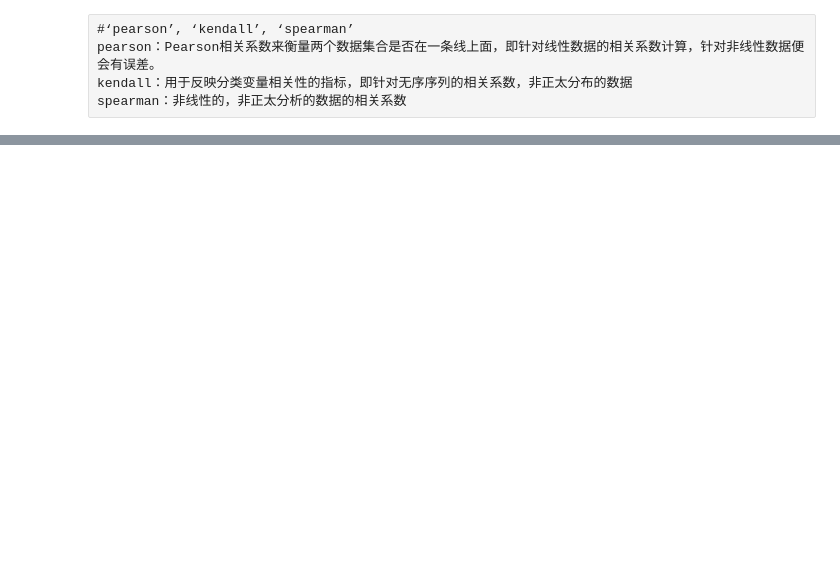
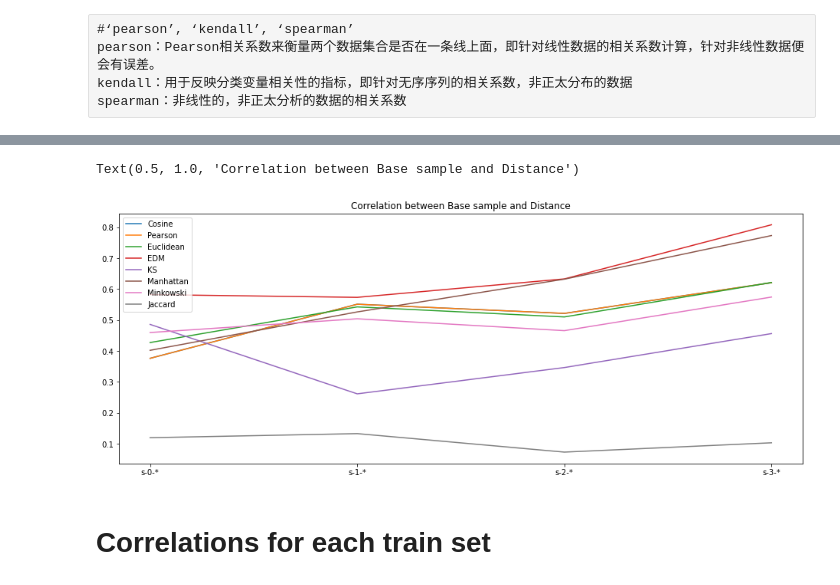
Before and after one commit to jimxie2012/iot-model-evaluation, a Jupyter notebook: src/analyse.ipynb, the cells around one changed output, grey strips where cells are left out. Saved outputs shown, nothing was run; the diff lists cells and outputs as text; code cells hidden in the pictures; blank space fills up the shorter version.

```diff
--- a/src/analyse.ipynb
+++ b/src/analyse.ipynb
@@ -178,0 +139,10 @@ dtype: float64
+# %%
+ax = df_base_set_corr.T.plot(kind='line')
+ticks = ax.set_xticks(range(len(df_base_set_corr.T.index))) # 设置刻度
+labels = ax.set_xticklabels(df_base_set_corr.T.index,rotation = 0 ) # 设置刻度标签
+ax.set_title("Correlation between Base sample and Distance")
+# %% [output]
+Text(0.5, 1.0, 'Correlation between Base sample and Distance')
+[figure, added]
+# %% [markdown]
+# Correlations for each train set
```
Also changed, not shown: parts of 24 cells of this notebook, 3 other files.
